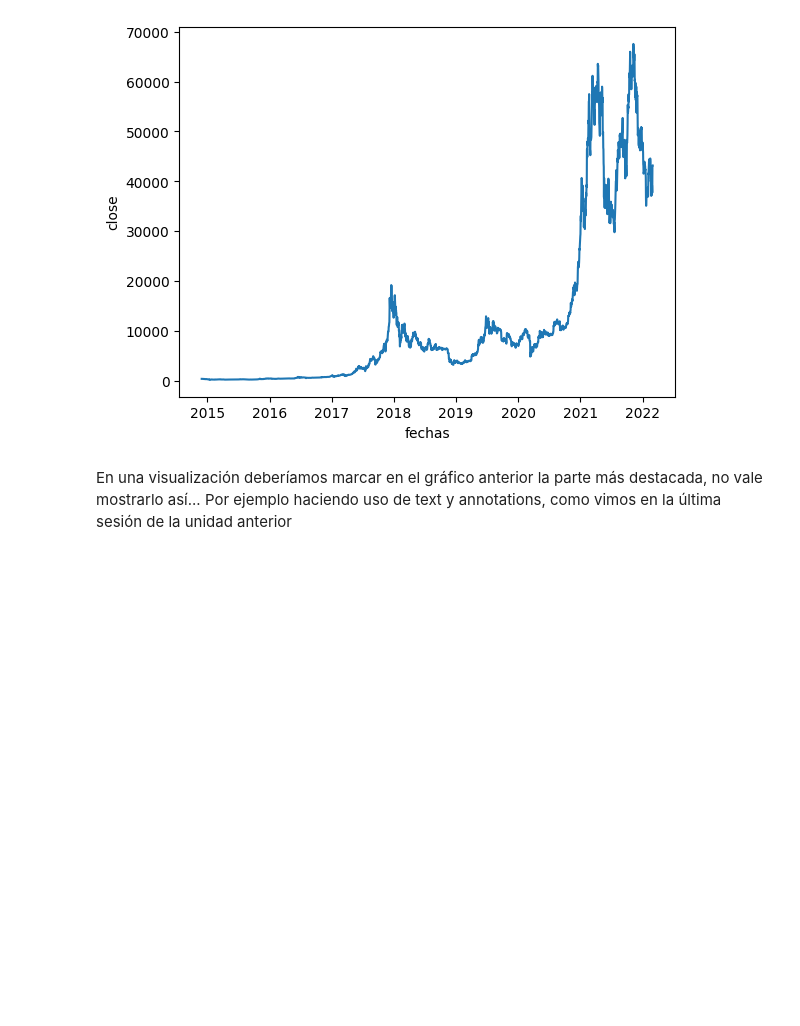
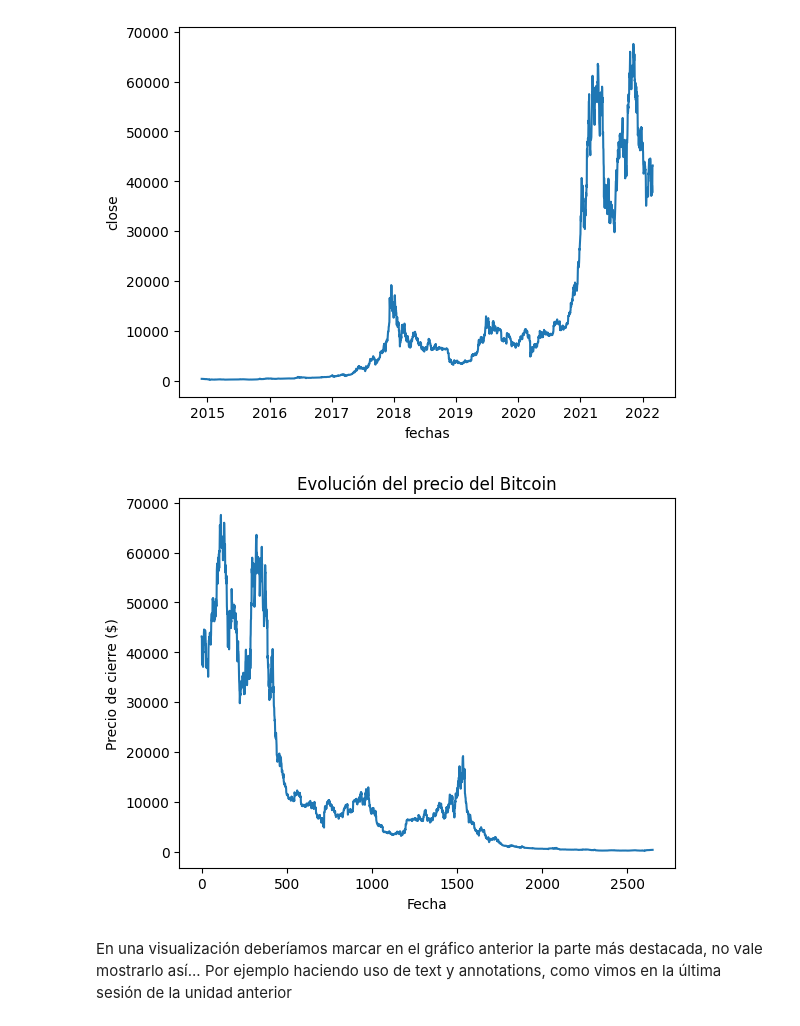
Before and after one commit to MHHsim/DS-Online-Marta-Harana, a Jupyter notebook: 03_Data_Analysis/Sprint_08/Unidad_02_Visualizacion_Avanzada_Seaborn/01_Workout/03_Visualizacion_Una_Variable_II.ipynb, the cells around one changed output. Drawn from its saved outputs; the diff is of its cells as text; code cells hidden in the pictures; blank space fills up the shorter version.

```diff
--- a/03_Data_Analysis/Sprint_08/Unidad_02_Visualizacion_Avanzada_Seaborn/01_Workout/03_Visualizacion_Una_Variable_II.ipynb
+++ b/03_Data_Analysis/Sprint_08/Unidad_02_Visualizacion_Avanzada_Seaborn/01_Workout/03_Visualizacion_Una_Variable_II.ipynb
@@ -176,5 +205,23 @@ Para acabar la sesión veamos como pintar una variable cuando esta representa un
 sns.lineplot(x= df_bitcoin.index, y = "close", data = df_bitcoin);
 # %% [output]
 [figure]
+# %%
+# EVOLUCIÓN LÍNEA Y AREA
+# Este análisis para series temporales es fundamental
+# Tan sencillo como pintar un gráfico de línea, escogiendo bien el eje-x, por eso cambiamos a la fecha:
+
+sns.lineplot(
+    x=df_bitcoin.index,     # Eje X: fechas (índice del DataFrame)
+    y="close",              # Eje Y: precio de cierre
+    data=df_bitcoin         # DataFrame de origen
+)
+
+plt.xlabel("Fecha")         # Cambia el label del eje X
+plt.ylabel("Precio de cierre ($)")   # Cambia el label del eje Y
+plt.title("Evolución del precio del Bitcoin");   # Título opcional pero recomendable
+
+# Dibuja un gráfico de línea perfecto para series temporales
+# %% [output]
+[figure, added]
 # %% [markdown]
 En una visualización deberíamos marcar en el gráfico anterior la parte más destacada, no vale mostrarlo así... Por ejemplo haciendo uso de text y annotations, como vimos en la última sesión de la unidad anterior
```
Also changed, not shown: parts of 3 cells of this notebook, 4 other files.
